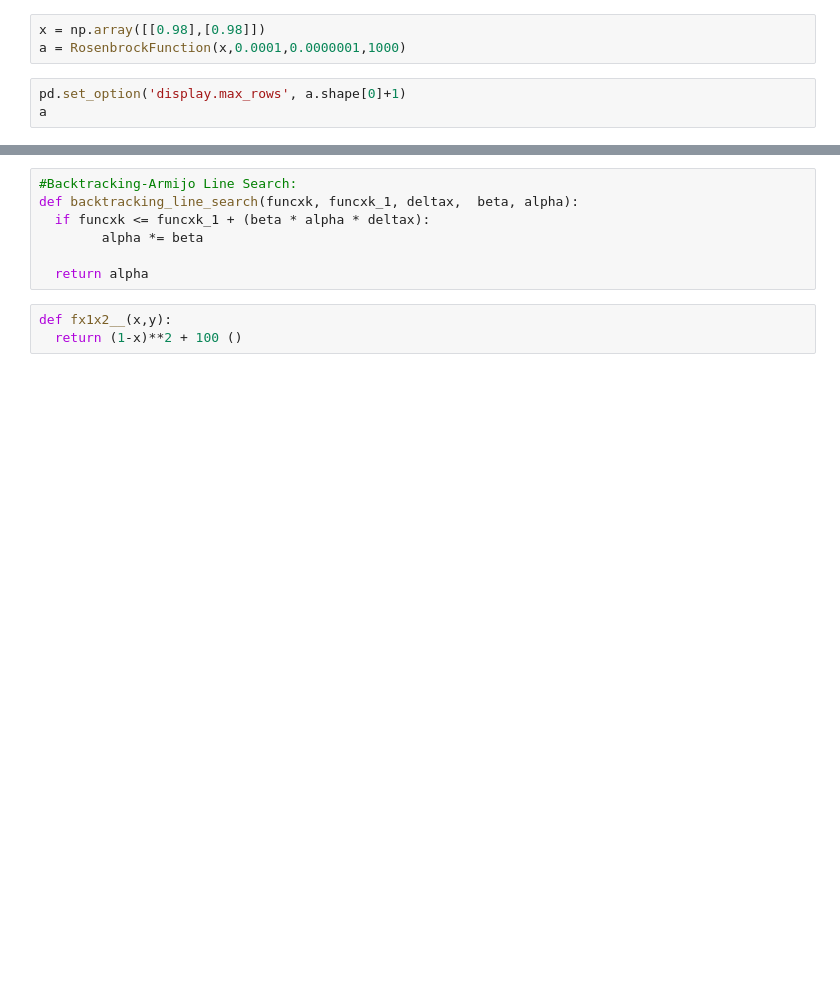
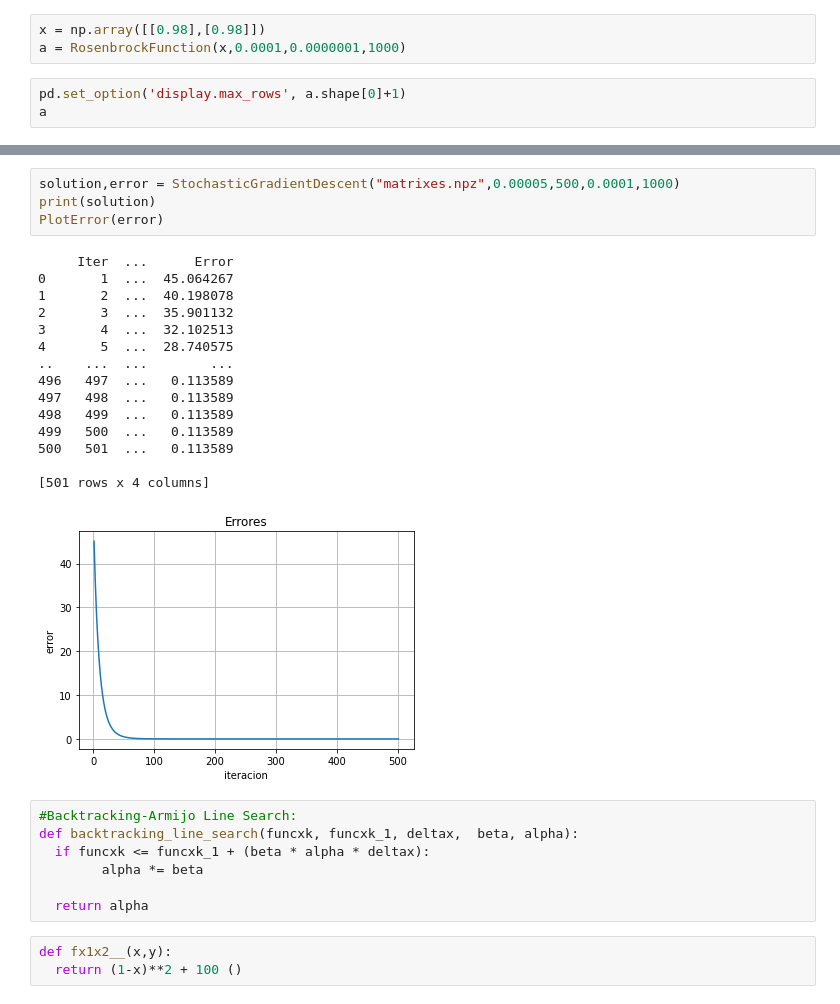
Before and after one commit to JS-DS-coder/Algoritmos, a Jupyter notebook: Algoritmos.ipynb, the cells around one changed output, grey strips where cells are left out. Cells and saved outputs as stored; diff of their text form; blank space fills up the shorter version.

```diff
--- a/Algoritmos.ipynb
+++ b/Algoritmos.ipynb
@@ -722,3 +913,23 @@ def SteepestDescent (n,d,alpha,k):
+# %%
+solution,error = StochasticGradientDescent("matrixes.npz",0.00005,500,0.0001,1000)
+print(solution)
+PlotError(error)
+# %% [output]
+     Iter  ...      Error
+0       1  ...  45.064267
+1       2  ...  40.198078
+2       3  ...  35.901132
+3       4  ...  32.102513
+4       5  ...  28.740575
+..    ...  ...        ...
+496   497  ...   0.113589
+497   498  ...   0.113589
+498   499  ...   0.113589
+499   500  ...   0.113589
+500   501  ...   0.113589
+
+[501 rows x 4 columns]
+[figure, added]
 # %%
 #Backtracking-Armijo Line Search:
 def backtracking_line_search(funcxk, funcxk_1, deltax,  beta, alpha):
```
Also changed, not shown: parts of 16 cells of this notebook.
